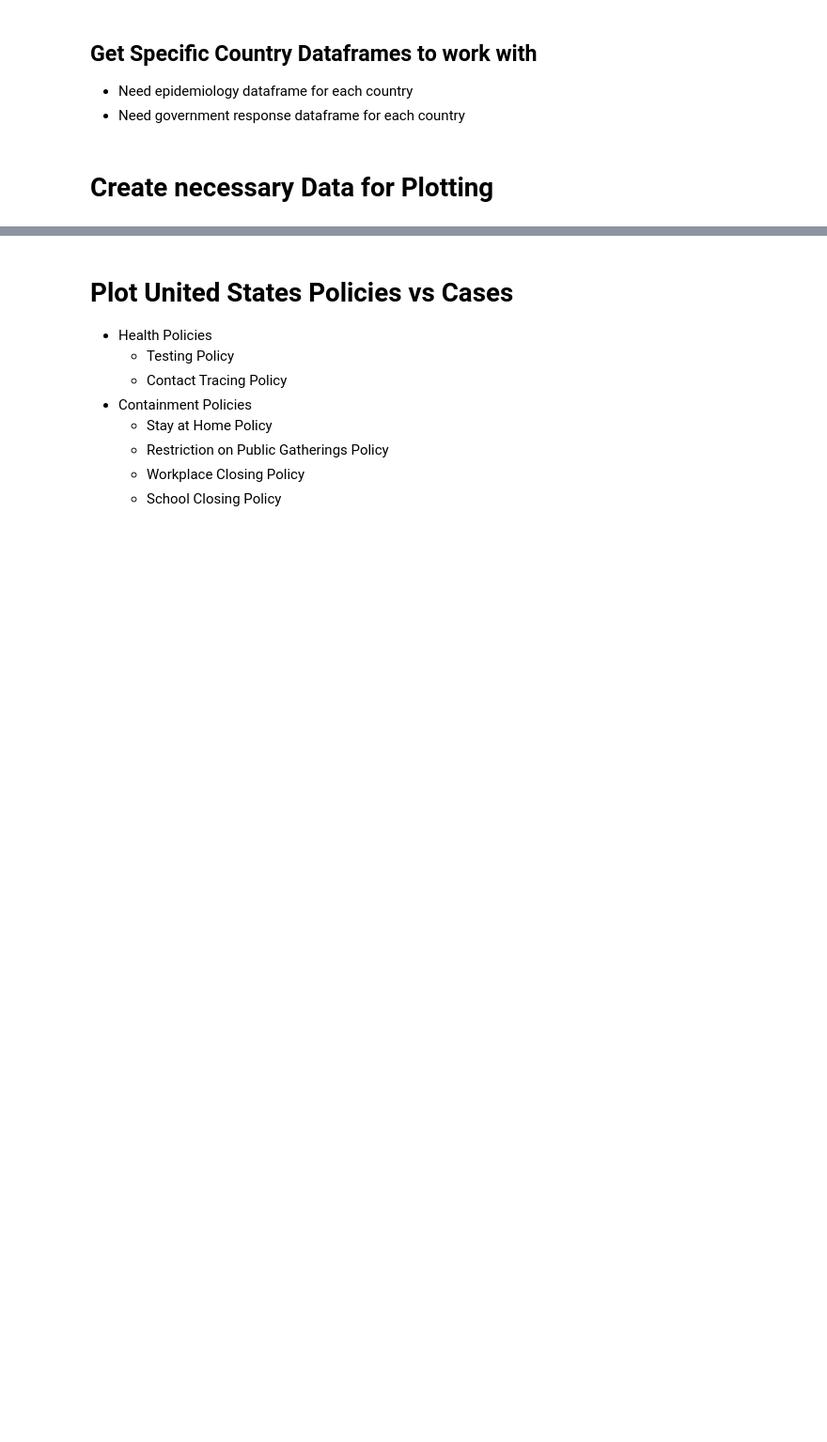
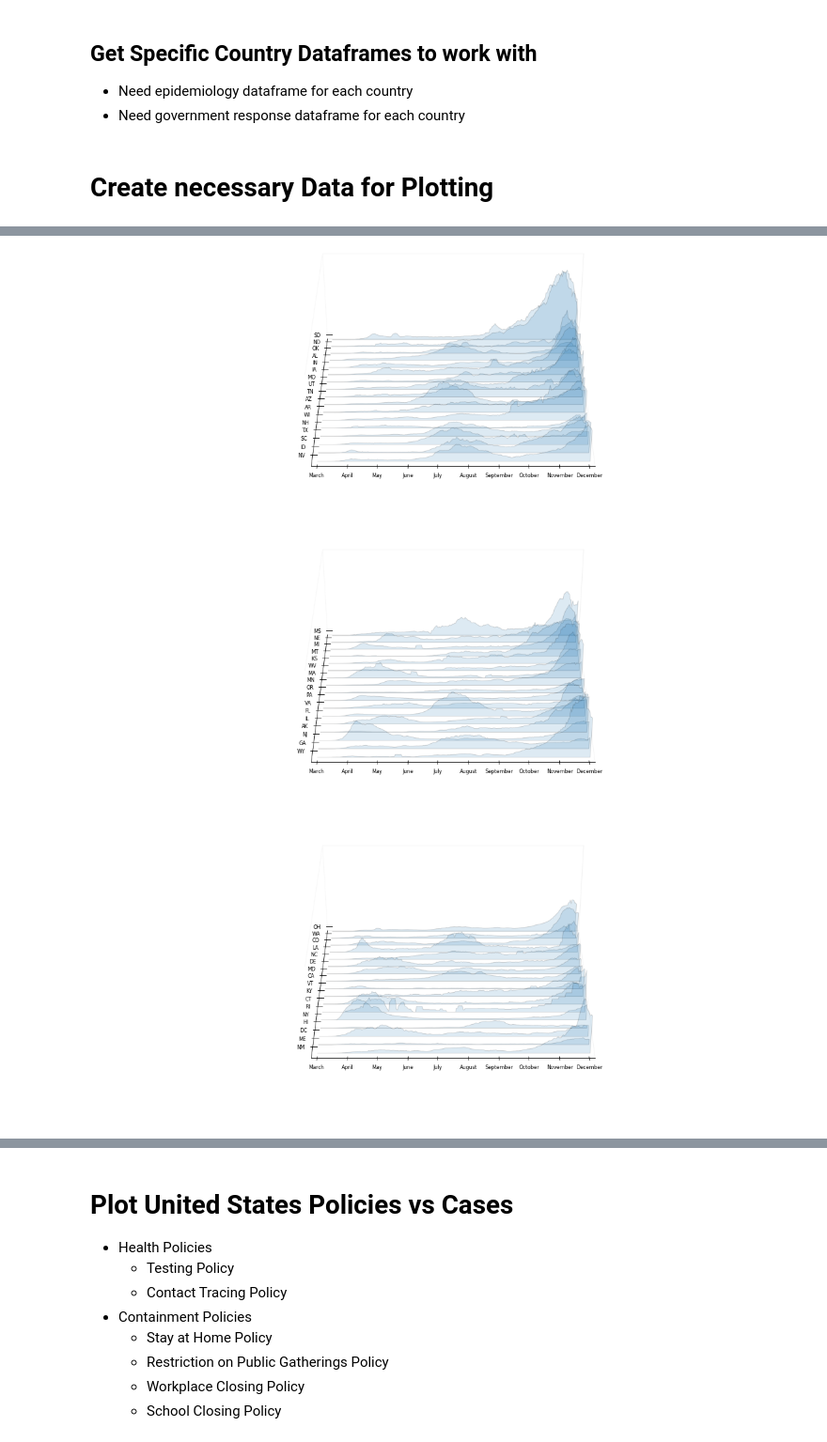
Before and after one commit to UCSD-ECE143-2020FALL-TEAM24/CovidPolicyAnalysis, a Jupyter notebook: ECE 143 COVID-19 Government Policy Analysis.ipynb, the cells around one changed output, grey strips where cells are left out. Shown at 94% size. Saved outputs shown, nothing was run; the diff lists cells and outputs as text; code cells hidden in the pictures; blank space fills up the shorter version.

```diff
--- a/ECE 143 COVID-19 Government Policy Analysis.ipynb
+++ b/ECE 143 COVID-19 Government Policy Analysis.ipynb
@@ -324,0 +386,42 @@ RU containment index:  56.842507645259936
+# %%
+si_idx = []
+for i in range(len(state_code)):
+    cc1 = state_code[i][0]
+    cc2 = state_code[i][1]
+    tmp = calculate_index(globals()["{0}_epi_df".format(cc1)], globals()["{0}_gr_df".format(cc1)], globals()["{0}_demo_df".format(cc1)], cc1)
+    si_idx.append([cc1, tmp])
+
+si_idx.sort(key = lambda x: x[1], reverse=True)
+# display(si_idx)
+si_thresholds = [0, 47, 51, 100]
+
+for x in range(3):
+    fig = plt.figure(figsize=(20, 8))
+    ax0 = plt.figure().gca()
+    ax = fig.gca(projection='3d')
+    ax.elev = 35
+    ax.azim = 270
+    ax.dist = 14
+    x_scale=1
+    y_scale=2.1
+    z_scale=1
+    ax.get_proj = lambda: np.dot(Axes3D.get_proj(ax), np.diag([x_scale, y_scale, z_scale, 1]))
+
+    j = 0
+    state_list = []
+    for i in range(len(state_code)):
+        state = si_idx[i][0]
+        if si_idx[i][1] < si_thresholds[x+1] and si_idx[i][1] >= si_thresholds[x]:
+            state_list.append(state[3:])
+    for i in range(len(state_code)):
+        state = si_idx[i][0]
+        if si_idx[i][1] < si_thresholds[x+1] and si_idx[i][1] >= si_thresholds[x]:
+            plot_by_index(globals()["{0}_epi_df".format(state)], globals()["{0}_gr_df".format(state)],
+                          globals()["{0}_demo_df".format(state)], state, ax0, ax, j, state_list)
+            j += 1
+    plt.close()
+    plt.savefig("fig_{0}".format(x), dpi=300)
+# %% [output]
+[figure, added]
+[figure, added]
+[figure, added]
```
Also changed, not shown: parts of 17 cells of this notebook.
